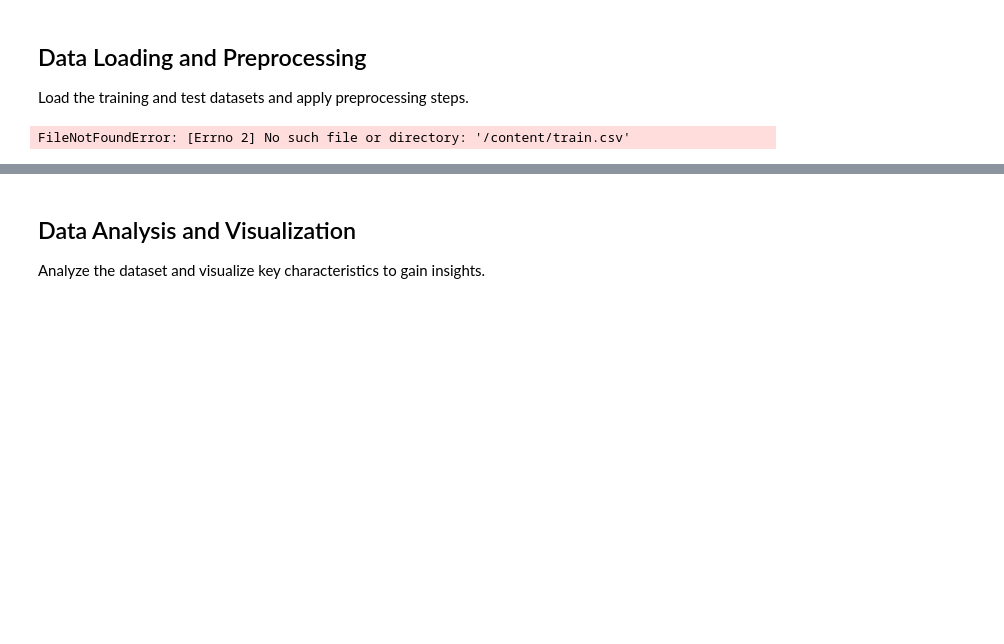
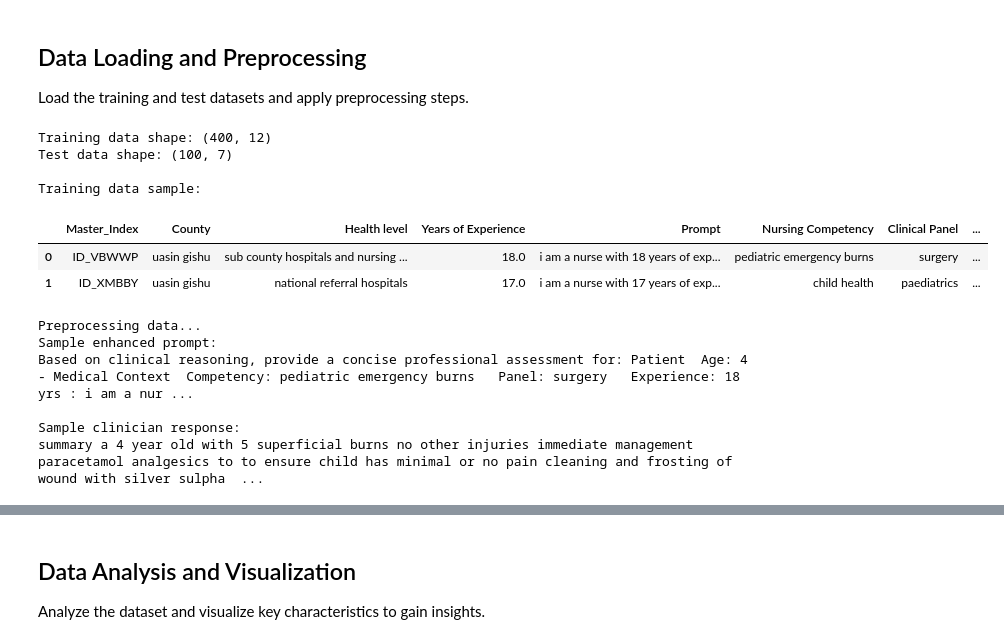
Before and after one commit to miracle078/kenyaclin, a Jupyter notebook: kenyaclin.ipynb, the cells around one changed output, grey strips where cells are left out. Saved outputs shown, nothing was run; the diff lists cells and outputs as text; code cells hidden in the pictures; blank space fills up the shorter version.

```diff
--- a/kenyaclin.ipynb
+++ b/kenyaclin.ipynb
@@ -74,11 +131,13 @@ Using single GPU or CPU
 
 Load the training and test datasets and apply preprocessing steps.
 # %%
+import pandas as pd
+
 # Load datasets
 def load_data():
     """Load training and test datasets"""
-    train_df = pd.read_csv('/content/train.csv')
-    test_df = pd.read_csv('/content/test.csv')
+    train_df = pd.read_csv('train.csv')
+    test_df = pd.read_csv('test.csv')
 
     print(f"Training data shape: {train_df.shape}")
     print(f"Test data shape: {test_df.shape}")
@@ -137,31 +196,43 @@ def create_prompt(row):
     # Add patient information if found in the text
     age_gender = []
     age_match = re.search(r'(\d+)[- ]?(?:year|yr)[- ]old', prompt.lower())
     if age_match:
         age_gender.append(f"Age: {age_match.group(1)}")
 
     gender_match = re.search(r'\b(male|female|man|woman)\b', prompt.lower())
     if gender_match:
         gender = gender_match.group(1).replace("man", "male").replace("woman", "female")
         age_gender.append(f"Gender: {gender}")
 
     if age_gender:
         prompt = f"Patient [{ ' | '.join(age_gender) }] - {prompt}"
 
     return f"Based on clinical reasoning, provide a concise professional assessment for: {prompt}"
 
 # Apply preprocessing
 print("Preprocessing data...")
 train_df['Enhanced_Prompt'] = train_df.apply(create_prompt, axis=1)
 test_df['Enhanced_Prompt'] = test_df.apply(create_prompt, axis=1)
 
 train_df['Enhanced_Prompt'] = train_df['Enhanced_Prompt'].apply(preprocess_text)
 train_df['Clinician'] = train_df['Clinician'].apply(preprocess_text)
 test_df['Enhanced_Prompt'] = test_df['Enhanced_Prompt'].apply(preprocess_text)
 
 print("Sample enhanced prompt:")
 print(train_df['Enhanced_Prompt'].iloc[0])
 print("\nSample clinician response:")
 print(train_df['Clinician'].iloc[0])
 # %% [output]
-FileNotFoundError: [Errno 2] No such file or directory: '/content/train.csv'
+Training data shape: (400, 12)
+Test data shape: (100, 7)
+
+Training data sample:
+|  | Master_Index | County | Health level | Years of Experience | Prompt | Nursing Competency | Clinical Panel | ... |
+| 0 | ID_VBWWP | uasin gishu | sub county hospitals and nursing ... | 18.0 | i am a nurse with 18 years of exp... | pediatric emergency burns | surgery | ... |
+| 1 | ID_XMBBY | uasin gishu | national referral hospitals | 17.0 | i am a nurse with 17 years of exp... | child health | paediatrics | ... |
+Preprocessing data...
+Sample enhanced prompt:
+Based on clinical reasoning, provide a concise professional assessment for: Patient  Age: 4  - Medical Context  Competency: pediatric emergency burns   Panel: surgery   Experience: 18 yrs : i am a nur ...
+
+Sample clinician response:
+summary a 4 year old with 5 superficial burns no other injuries immediate management paracetamol analgesics to to ensure child has minimal or no pain cleaning and frosting of wound with silver sulpha  ...
```
Also changed, not shown: parts of 21 cells of this notebook.
